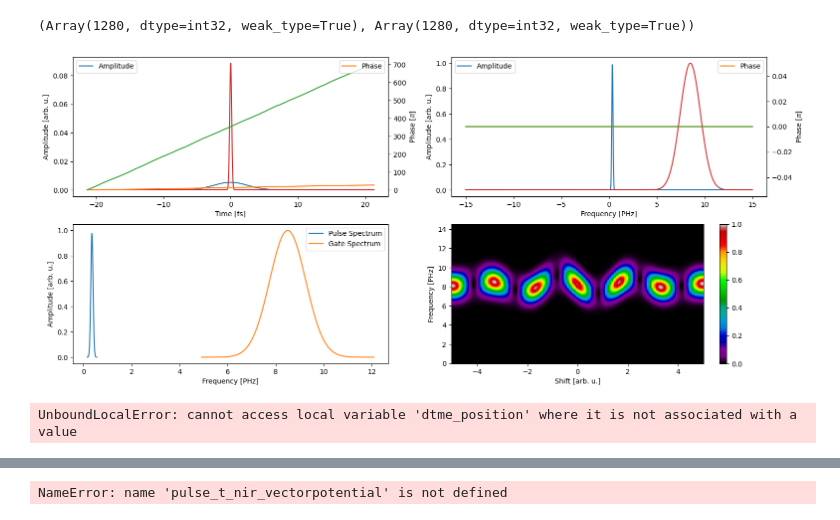
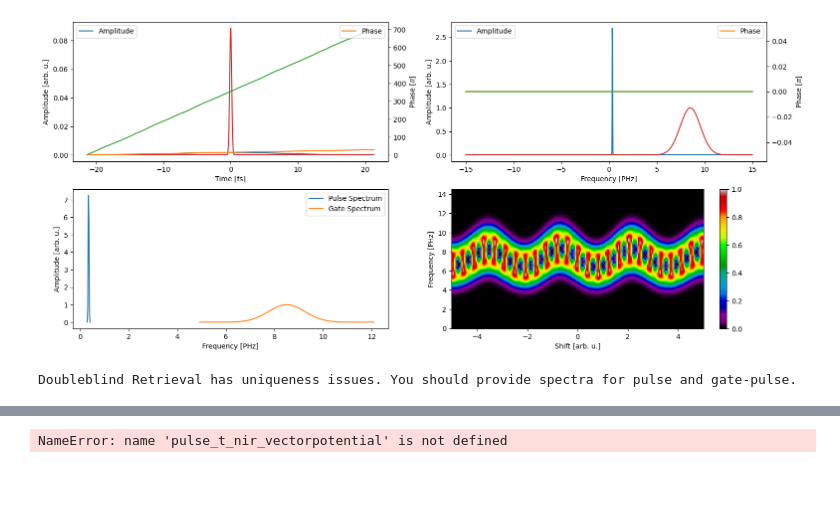
Before and after one commit to matillda123/Pulse-Retrieval-with-JAX, a Jupyter notebook: _usage_example.ipynb, the cells around one changed output, grey strips where cells are left out. Cells and saved outputs as stored; diff of their text form; code cells hidden in the pictures; blank space fills up the shorter version.

Commit message:
Streaking general optimization seems to work

```diff
--- a/_usage_example.ipynb
+++ b/_usage_example.ipynb
@@ -8,7 +6,7 @@ An NVIDIA GPU may be present on this machine, but a CUDA-enabled jaxlib is not i
 mp = MakeTrace(N=128*10, f_max=15)
 
 def make_nir_pulse():
-    amp0 = GaussianAmplitude((1,), (0.35,), (0.15,), (1,))
+    amp0 = GaussianAmplitude((1,), (0.35,), (0.05,), (1,))
     phase0 = PolynomialPhase(None, (0,0,0,0))
     time, frequency, pulse_t_nir, pulse_f_nir = mp.generate_pulse((amp0,phase0))
     return time, frequency, pulse_t_nir, pulse_f_nir
@@ -30,12 +28,11 @@ delay = jnp.linspace(-5,5,200)
 # dtme_test = jnp.exp(1j*jnp.pi/2*k_dtme)
 # #dtme_test = jnp.exp(-2*jnp.arctan(k_dtme)/k_dtme)/(1-jnp.exp(-2*jnp.pi/k_dtme))*1/(1+k_dtme**2)**2
 # %%
-time, frequency, trace, spectra = mp.generate_streaking(time_fs, frequency_PHz, (pulse_t_nir, pulse_f_nir),
-                                                        (pulse_t_euv, pulse_f_euv), delay, Ip_eV=jnp.array([0,2.5]),
-                                                        energy_range=(0,60))#, DTME=(k_dtme, dtme_test))
+time, frequency, trace, spectra = mp.generate_streaking(time_fs, frequency_PHz, (pulse_t_nir, pulse_f_nir*3),
+                                                        (pulse_t_euv, pulse_f_euv), delay, Ip_eV=jnp.array([0,10]),
+                                                        energy_range=(0,60), N=1024)#, DTME=(k_dtme, dtme_test))
 # %% [output]
-(Array(1280, dtype=int32, weak_type=True), Array(1280, dtype=int32, weak_type=True))
-[figure, old version]
+[figure, new version]
 # %%
 # one definitely should use interpolation in streaking retrieval -> is really unnecessarily slow otherwise
 
@@ -45,13 +49,15 @@ from pulsedjax.streaking import AutoDiff
 import optax
 
 
-ad = AutoDiff(delay, frequency*4.316, trace, retrieve_dtme=False, solver=optax.adam(learning_rate=0.1))
+ad = AutoDiff(delay, frequency*4.316, trace, retrieve_dtme=True, Ip_eV=jnp.array([0,10]), solver=optax.lbfgs(learning_rate=0.1))
 
-ad.use_measured_spectrum(spectra.pulse[0], spectra.pulse[1], "pulse")
-ad.use_measured_spectrum(spectra.gate[0], spectra.gate[1], "gate")
+# ad.use_measured_spectrum(spectra.pulse[0], spectra.pulse[1], "pulse")
+# ad.use_measured_spectrum(spectra.gate[0], spectra.gate[1], "gate")
 
-population = ad.create_initial_population(3, "random", "random")
+population = ad.create_initial_population(3, "constant", "constant")
 
-final_result = ad.run(population, 100)
+ad.alternating_optimization = True
+
+final_result = ad.run(population, 10)
 # %% [output]
-UnboundLocalError: cannot access local variable 'dtme_position' where it is not associated with a value
+Doubleblind Retrieval has uniqueness issues. You should provide spectra for pulse and gate-pulse.
```
Also changed, not shown: parts of 5 cells of this notebook, 7 other files.
